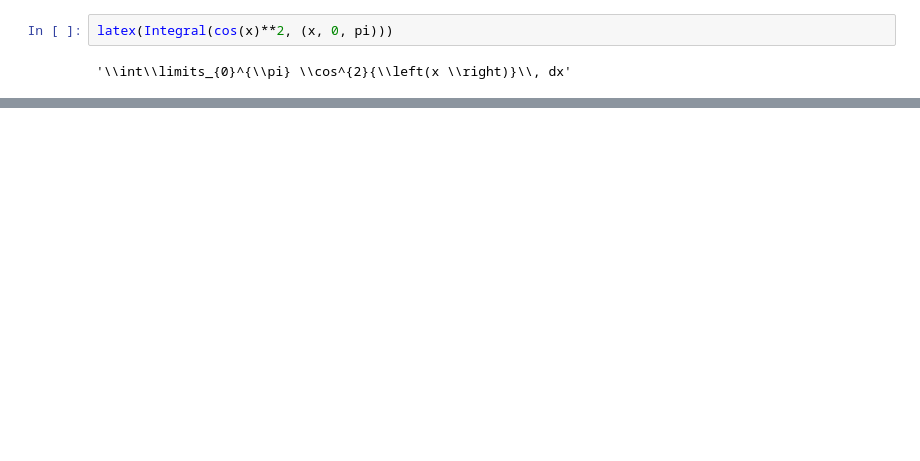
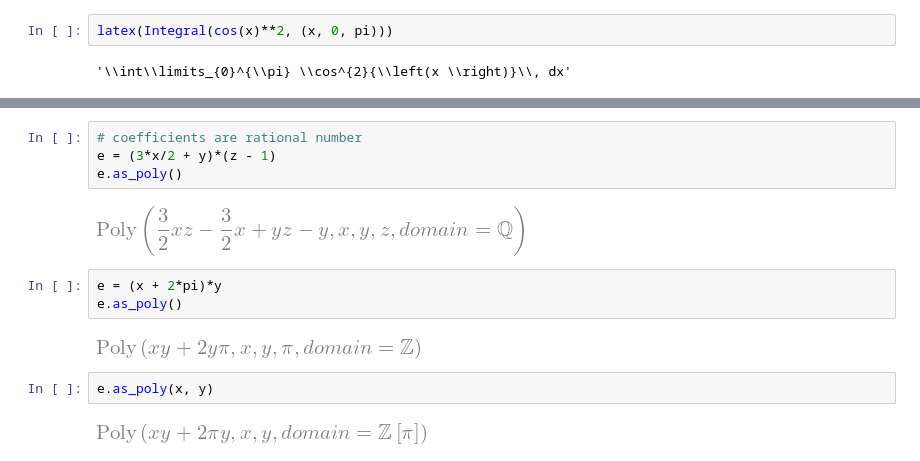
Before and after one commit to accuracy-maker/symbolic_ik, a Jupyter notebook: tutorial/sympy_tutorial.ipynb, the cells around one changed output, grey strips where cells are left out. Drawn from its saved outputs; the diff is of its cells as text; blank space fills up the shorter version.

```diff
--- a/tutorial/sympy_tutorial.ipynb
+++ b/tutorial/sympy_tutorial.ipynb
@@ -87,0 +98,15 @@ latex(Integral(cos(x)**2, (x, 0, pi)))
+# %%
+# coefficients are rational number
+e = (3*x/2 + y)*(z - 1)
+e.as_poly()
+# %% [output]
+[figure, added]
+# %%
+e = (x + 2*pi)*y
+e.as_poly()
+# %% [output]
+[figure, added]
+# %%
+e.as_poly(x, y)
+# %% [output]
+[figure, added]
```
Also changed, not shown: parts of 15 cells of this notebook.
